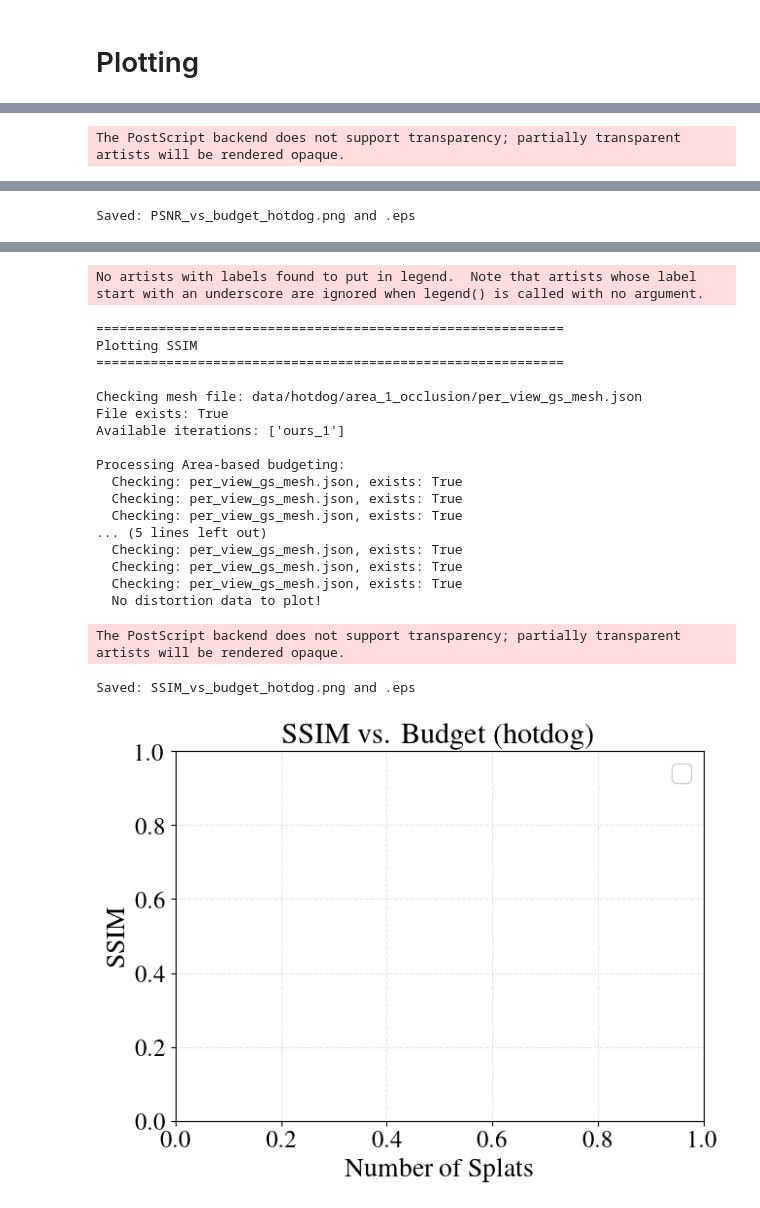
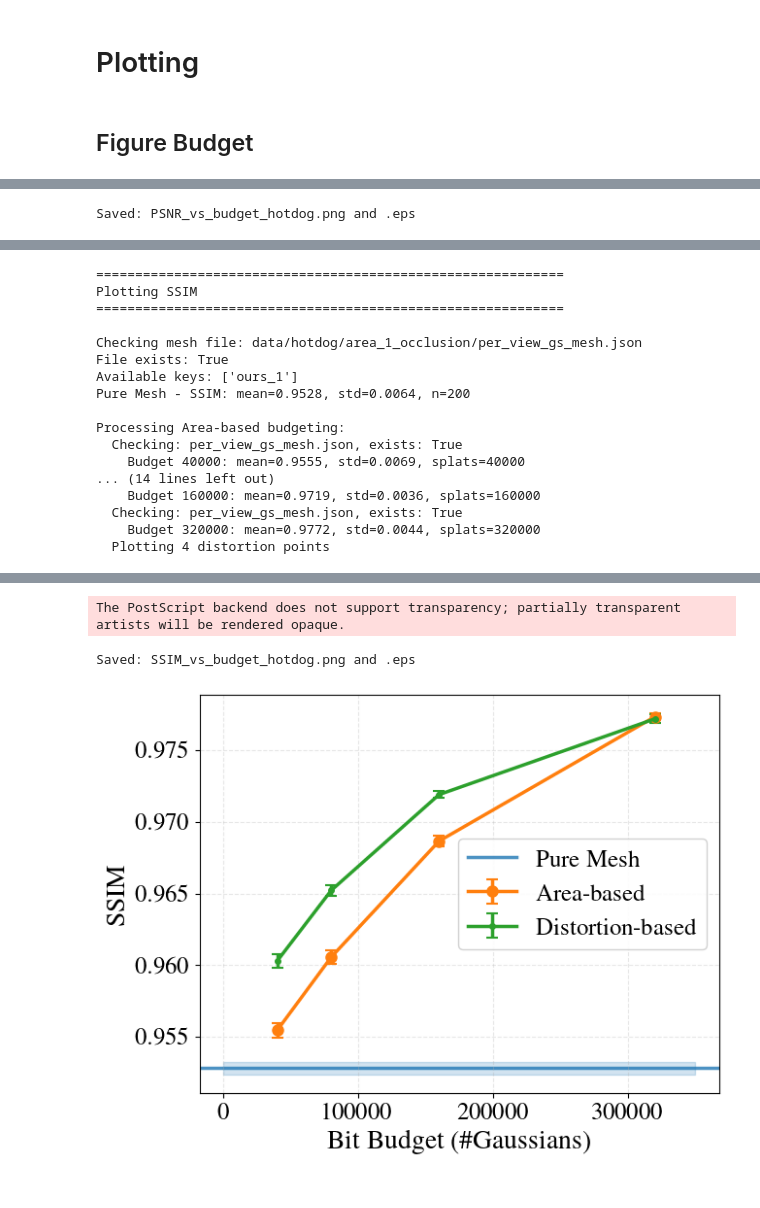
Before and after one commit to SYJINTW/mesh-splat, a Jupyter notebook: plotting.ipynb, the cells around one changed output, grey strips where cells are left out. Saved outputs shown, nothing was run; the diff lists cells and outputs as text; code cells hidden in the pictures.

Commit message:
fix json loading issue

```diff
--- a/plotting.ipynb
+++ b/plotting.ipynb
@@ -40,7 +40,10 @@ err_capthick=1.5
 # set fig size
 figsize=(6.4, 4.8)
 # -------------------------------- setting end ------------------------------- #
+# %% [markdown]
+## Figure Budget
 # %%
+
 def budget_policy_curves():
     """
     Plot metrics vs budget for different budgeting policies.
@@ -50,7 +53,8 @@ def budget_policy_curves():
     - Distortion-based budgeting - distortion_*_occlusion (40k, 80k, 160k, 320k)
     """
     SCENE_NAME = 'hotdog'
-    ITERATION = 'iteration_15000'  # Last iteration
+    ITERATION = 'ours_15000'  # Last iteration for GS+Mesh
+    MESH_ITERATION = 'ours_1'  # Pure mesh uses different key
 
     input_dir = Path('./data') / SCENE_NAME
     output_dir = Path('./plots') / 'budget_policy_curves' / SCENE_NAME
@@ -59,11 +63,13 @@ def budget_policy_curves():
     # Define policies and their budgets
     budgets = [40000, 80000, 160000, 320000]
 
-    # Metrics to plot
+    # Quality Metrics to plot
     metrics = {
         'PSNR': {'ylabel': 'PSNR [dB]', 'title': 'PSNR'},
         'SSIM': {'ylabel': 'SSIM', 'title': 'SSIM'},
         # 'LPIPS': {'ylabel': 'LPIPS', 'title': 'LPIPS'}
+        # [TODO] draw LPIPS soon
+
     }
 
     # Plot each metric
@@ -74,7 +80,7 @@ def budget_policy_curves():
         print(f"Plotting {metric_key}")
         print(f"{'='*60}")
 
-        # 1. Pure mesh (horizontal line) - area_1_occlusion
+        # 1. Pure mesh, no gaussians (horizontal line) - area_1_occlusion
         mesh_file = input_dir / 'area_1_occlusion' / 'per_view_gs_mesh.json'
         print(f"\nChecking mesh file: {mesh_file}")
         print(f"File exists: {mesh_file.exists()}")
@@ -83,10 +89,13 @@ def budget_policy_curves():
             with open(mesh_file, 'r') as f:
                 data = json.load(f)
 
-            print(f"Available iterations: {list(data.keys())}")
+            print(f"Available keys: {list(data.keys())}")
 
-            if ITERATION in data:
-                metric_data = data[ITERATION][metric_key]
+            # Try mesh iteration key first, then regular iteration key
+            iter_key = MESH_ITERATION if MESH_ITERATION in data else ITERATION
+
+            if iter_key in data:
+                metric_data = data[iter_key][metric_key]
                 if isinstance(metric_data, dict):
                     values = [v for v in metric_data.values() if v != -1.0]
                 else:
@@ -97,12 +106,14 @@ def budget_policy_curves():
                 stderr = std_val / np.sqrt(len(values))
 
                 # Plot horizontal line spanning the budget range
-                ax.axhline(y=mean_val, color=color_palette[0], linestyle='--',
+                ax.axhline(y=mean_val, color=color_palette[0], linestyle='-',
                           linewidth=2.5, label='Pure Mesh', alpha=0.8, zorder=1)
                 ax.fill_between([0, 350000], mean_val - stderr, mean_val + stderr,
                                color=color_palette[0], alpha=0.2, zorder=1)
 
                 print(f"Pure Mesh - {metric_key}: mean={mean_val:.4f}, std={std_val:.4f}, n={len(values)}")
+            else:
+                print(f"Neither {MESH_ITERATION} nor {ITERATION} found in mesh file")
 
         # 2. Area-based budgeting
         area_xs = []
@@ -135,6 +146,8 @@ def budget_policy_curves():
                     area_errs.append(stderr)
 
                     print(f"    Budget {budget}: mean={mean_val:.4f}, std={std_val:.4f}, splats={num_splats}")
+                else:
+                    print(f"    {ITERATION} not found in {area_file.name}")
 
         if area_xs:
             print(f"  Plotting {len(area_xs)} area points")
@@ -176,20 +189,22 @@ def budget_policy_curves():
                     dist_errs.append(stderr)
 
                     print(f"    Budget {budget}: mean={mean_val:.4f}, std={std_val:.4f}, splats={num_splats}")
+                else:
+                    print(f"    {ITERATION} not found in {dist_file.name}")
 
         if dist_xs:
             print(f"  Plotting {len(dist_xs)} distortion points")
             ax.errorbar(dist_xs, dist_ys, yerr=dist_errs,
-                       marker='s', markersize=8, linewidth=2.5,
+                       marker='.', markersize=8, linewidth=2.5,
                        capsize=err_capsize, capthick=err_capthick,
                        color=color_palette[2], label='Distortion-based', zorder=2)
         else:
             print("  No distortion data to plot!")
 
         # Formatting
-        ax.set_xlabel('Number of Splats', fontsize=20)
+        ax.set_xlabel('Bit Budget (\#Gaussians)', fontsize=20)
         ax.set_ylabel(metric_info['ylabel'], fontsize=20)
-        ax.set_title(f"{metric_info['title']} vs. Budget ({SCENE_NAME})", fontsize=22)
+        # ax.set_title(f"{metric_info['title']} vs. Budget ({SCENE_NAME})", fontsize=22)
         ax.grid(True, alpha=0.3, linestyle='--')
         ax.legend(loc='best', framealpha=0.9, fontsize=18)
         ax.tick_params(labelsize=18)
@@ -229 +244 @@ Processing Area-based budgeting:
-The PostScript backend does not support transparency; partially transparent artists will be rendered opaque.
+Saved: PSNR_vs_budget_hotdog.png and .eps
@@ -230 +246,17 @@ The PostScript backend does not support transparency; partially transparent arti
-Saved: PSNR_vs_budget_hotdog.png and .eps
+============================================================
+Plotting SSIM
+============================================================
+
+Checking mesh file: data/hotdog/area_1_occlusion/per_view_gs_mesh.json
+File exists: True
+Available keys: ['ours_1']
+Pure Mesh - SSIM: mean=0.9528, std=0.0064, n=200
+
+Processing Area-based budgeting:
+  Checking: per_view_gs_mesh.json, exists: True
+    Budget 40000: mean=0.9555, std=0.0069, splats=40000
+... (14 lines left out)
+    Budget 160000: mean=0.9719, std=0.0036, splats=160000
+  Checking: per_view_gs_mesh.json, exists: True
+    Budget 320000: mean=0.9772, std=0.0044, splats=320000
+  Plotting 4 distortion points
@@ -232,21 +263,3 @@ Saved: PSNR_vs_budget_hotdog.png and .eps
-No artists with labels found to put in legend.  Note that artists whose label start with an underscore are ignored when legend() is called with no argument.
+The PostScript backend does not support transparency; partially transparent artists will be rendered opaque.
-============================================================
-Plotting SSIM
-============================================================
-
-Checking mesh file: data/hotdog/area_1_occlusion/per_view_gs_mesh.json
-File exists: True
-Available iterations: ['ours_1']
-
-Processing Area-based budgeting:
-  Checking: per_view_gs_mesh.json, exists: True
-  Checking: per_view_gs_mesh.json, exists: True
-  Checking: per_view_gs_mesh.json, exists: True
-... (5 lines left out)
-  Checking: per_view_gs_mesh.json, exists: True
-  Checking: per_view_gs_mesh.json, exists: True
-  Checking: per_view_gs_mesh.json, exists: True
-  No distortion data to plot!
+Saved: SSIM_vs_budget_hotdog.png and .eps
-The PostScript backend does not support transparency; partially transparent artists will be rendered opaque.
-Saved: SSIM_vs_budget_hotdog.png and .eps
-[figure, old version]
+[figure, new version]
```
Also changed, not shown: parts of 2 cells of this notebook.
